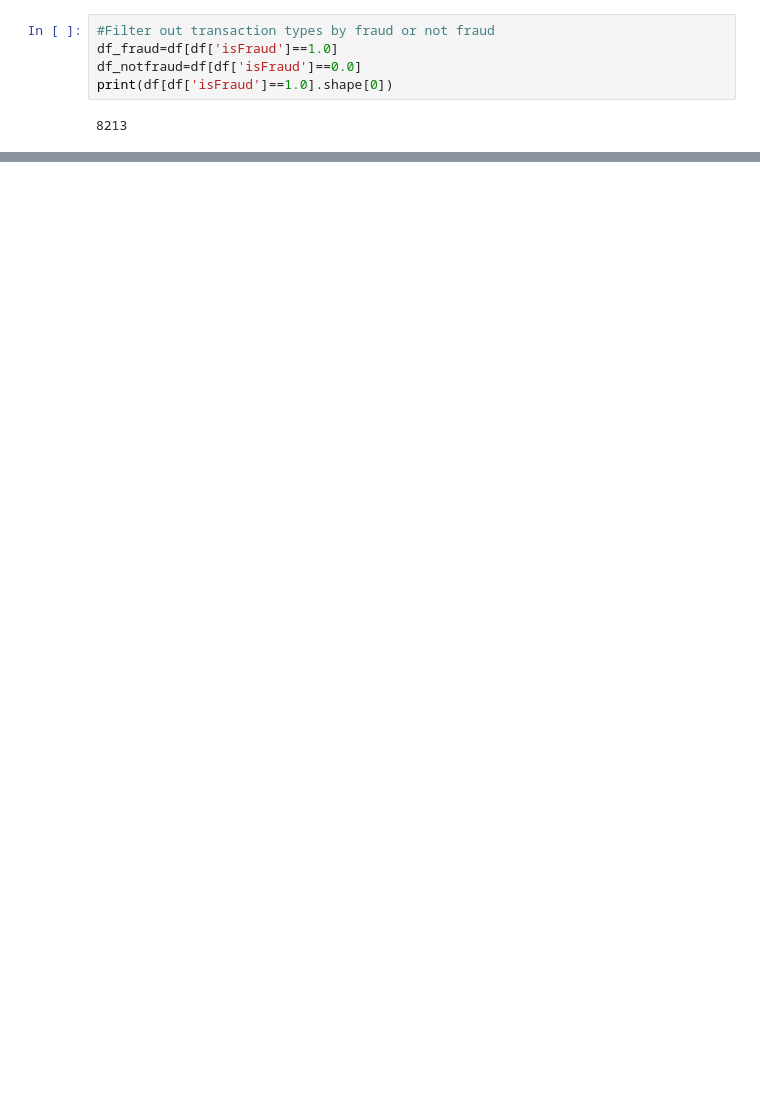
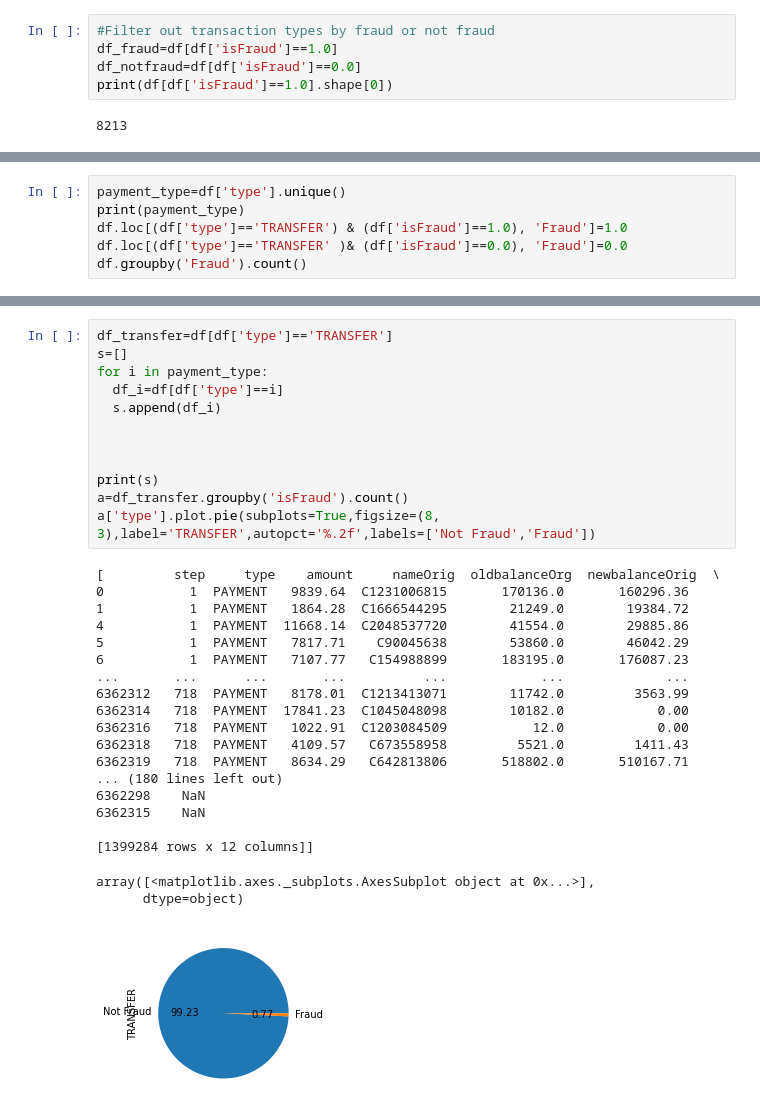
Before and after one commit to ankur2392roy/Online-fraud, a Jupyter notebook: Online_fraud.ipynb, the cells around one changed output, grey strips where cells are left out. Saved outputs shown, nothing was run; the diff lists cells and outputs as text; blank space fills up the shorter version.

```diff
--- a/Online_fraud.ipynb
+++ b/Online_fraud.ipynb
@@ -36,0 +29,6 @@ array=np.array([x.shape[0],y.shape[0]])
+# %%
+payment_type=df['type'].unique()
+print(payment_type)
+df.loc[(df['type']=='TRANSFER') & (df['isFraud']==1.0), 'Fraud']=1.0
+df.loc[(df['type']=='TRANSFER' )& (df['isFraud']==0.0), 'Fraud']=0.0
+df.groupby('Fraud').count()
@@ -36,0 +41,33 @@ array=np.array([x.shape[0],y.shape[0]])
+# %%
+df_transfer=df[df['type']=='TRANSFER']
+s=[]
+for i in payment_type:
+  df_i=df[df['type']==i]
+  s.append(df_i)
+
+
+
+print(s)
+a=df_transfer.groupby('isFraud').count()
+a['type'].plot.pie(subplots=True,figsize=(8, 3),label='TRANSFER',autopct='%.2f',labels=['Not Fraud','Fraud'])
+# %% [output]
+[         step     type    amount     nameOrig  oldbalanceOrg  newbalanceOrig  \
+0           1  PAYMENT   9839.64  C1231006815       170136.0       160296.36
+1           1  PAYMENT   1864.28  C1666544295        21249.0        19384.72
+4           1  PAYMENT  11668.14  C2048537720        41554.0        29885.86
+5           1  PAYMENT   7817.71    C90045638        53860.0        46042.29
+6           1  PAYMENT   7107.77   C154988899       183195.0       176087.23
+...       ...      ...       ...          ...            ...             ...
+6362312   718  PAYMENT   8178.01  C1213413071        11742.0         3563.99
+6362314   718  PAYMENT  17841.23  C1045048098        10182.0            0.00
+6362316   718  PAYMENT   1022.91  C1203084509           12.0            0.00
+6362318   718  PAYMENT   4109.57   C673558958         5521.0         1411.43
+6362319   718  PAYMENT   8634.29   C642813806       518802.0       510167.71
+... (180 lines left out)
+6362298    NaN
+6362315    NaN
+
+[1399284 rows x 12 columns]]
+array([<matplotlib.axes._subplots.AxesSubplot object at 0x...>],
+      dtype=object)
+[figure, added]
```
Also changed, not shown: parts of 2 cells of this notebook.
